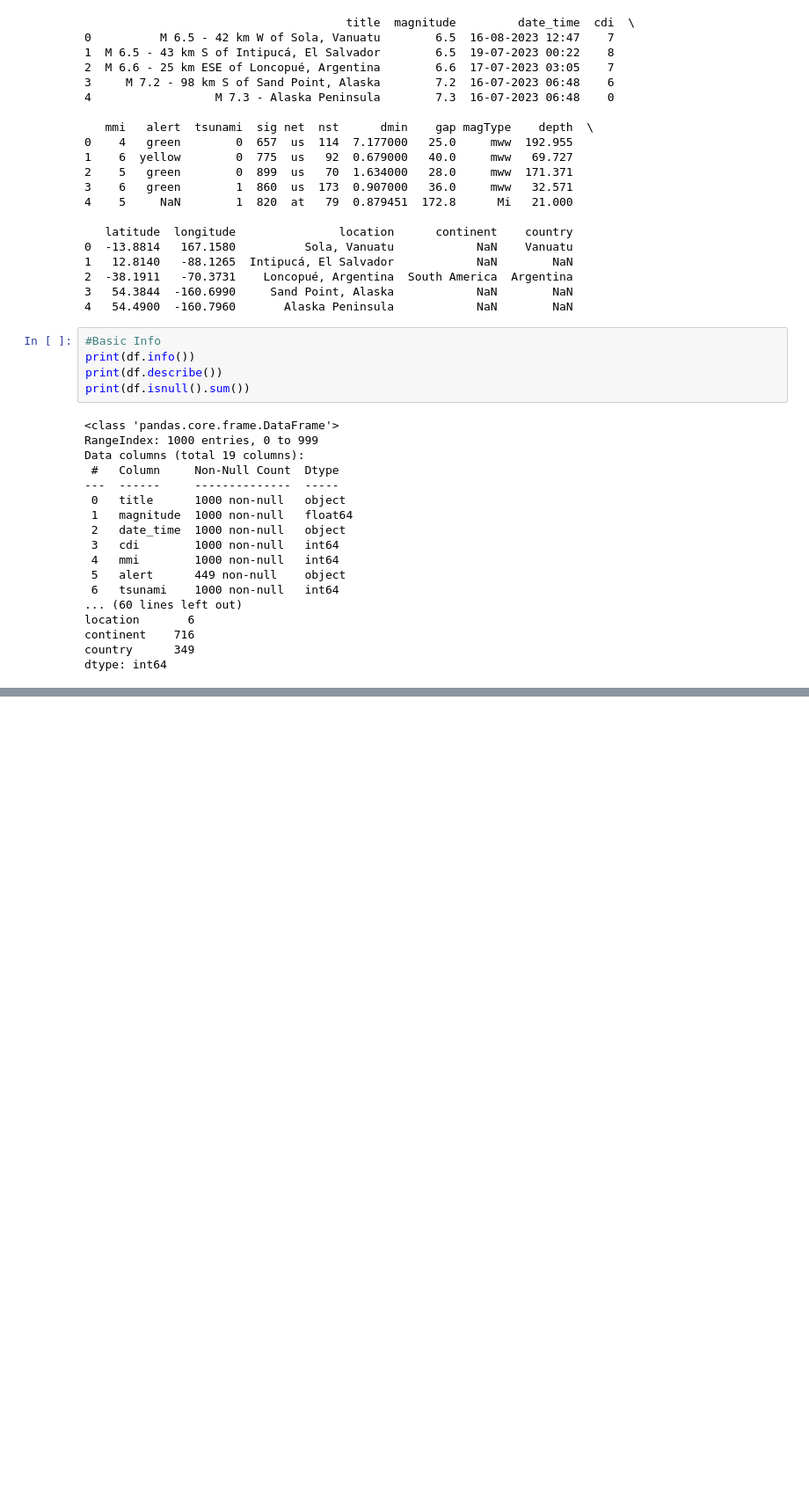
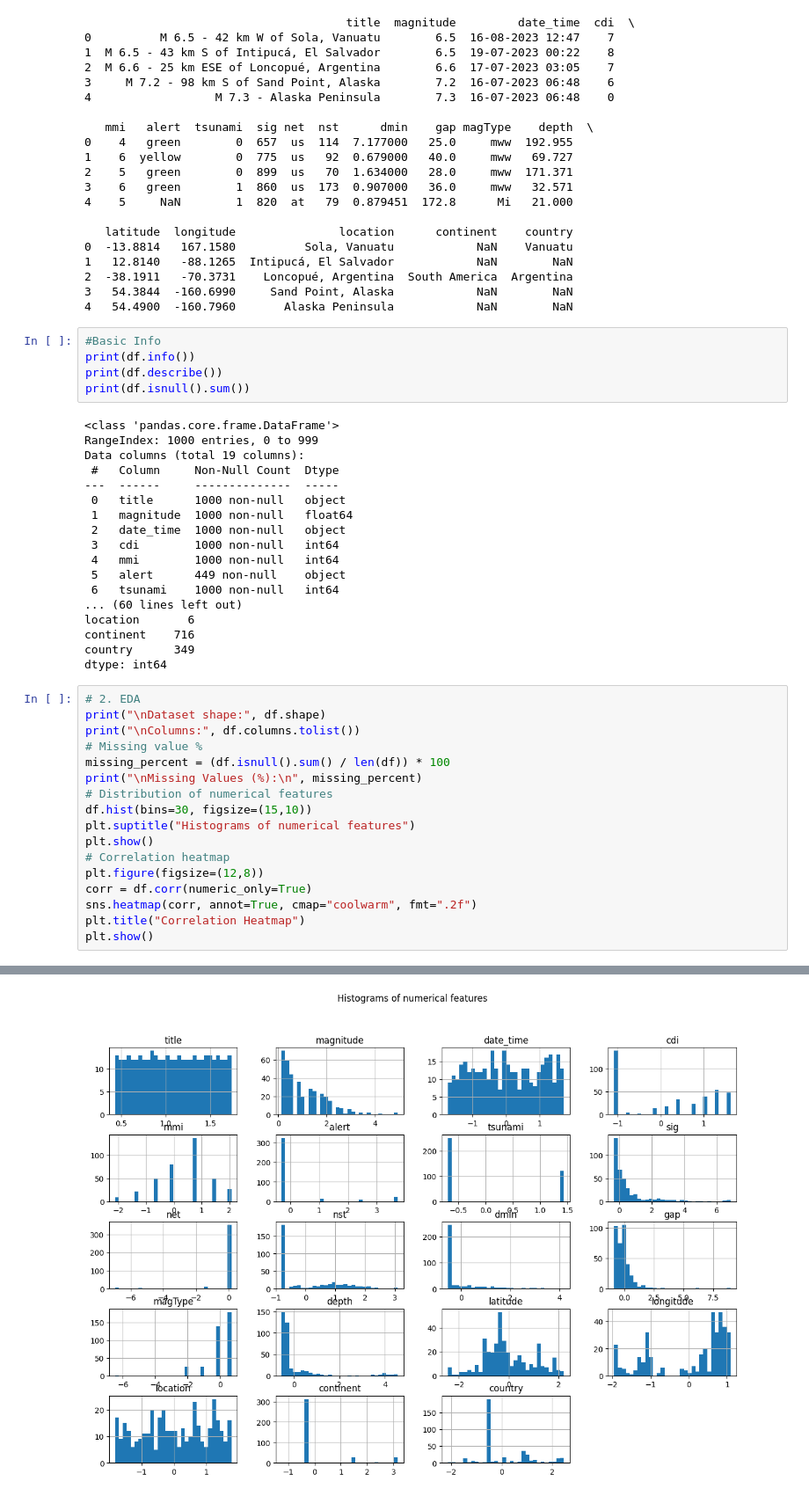
Before and after one commit to moukthika-2005/Climate_Risk_And_Disaster_Management, a Jupyter notebook: EarthQuake.ipynb, the cells around one changed output, grey strips where cells are left out. Shown at 88% size. Cells and saved outputs as stored; diff of their text form; blank space fills up the shorter version.

```diff
--- a/EarthQuake.ipynb
+++ b/EarthQuake.ipynb
@@ -57,3 +57,21 @@ location       6
 continent    716
 country      349
 dtype: int64
+# %%
+# 2. EDA
+print("\nDataset shape:", df.shape)
+print("\nColumns:", df.columns.tolist())
+# Missing value %
+missing_percent = (df.isnull().sum() / len(df)) * 100
+print("\nMissing Values (%):\n", missing_percent)
+# Distribution of numerical features
+df.hist(bins=30, figsize=(15,10))
+plt.suptitle("Histograms of numerical features")
+plt.show()
+# Correlation heatmap
+plt.figure(figsize=(12,8))
+corr = df.corr(numeric_only=True)
+sns.heatmap(corr, annot=True, cmap="coolwarm", fmt=".2f")
+plt.title("Correlation Heatmap")
+plt.show()
+# %% [output]
@@ -59,0 +95 @@ dtype: int64
+[figure, added]
```
Also changed, not shown: parts of 3 cells of this notebook.
